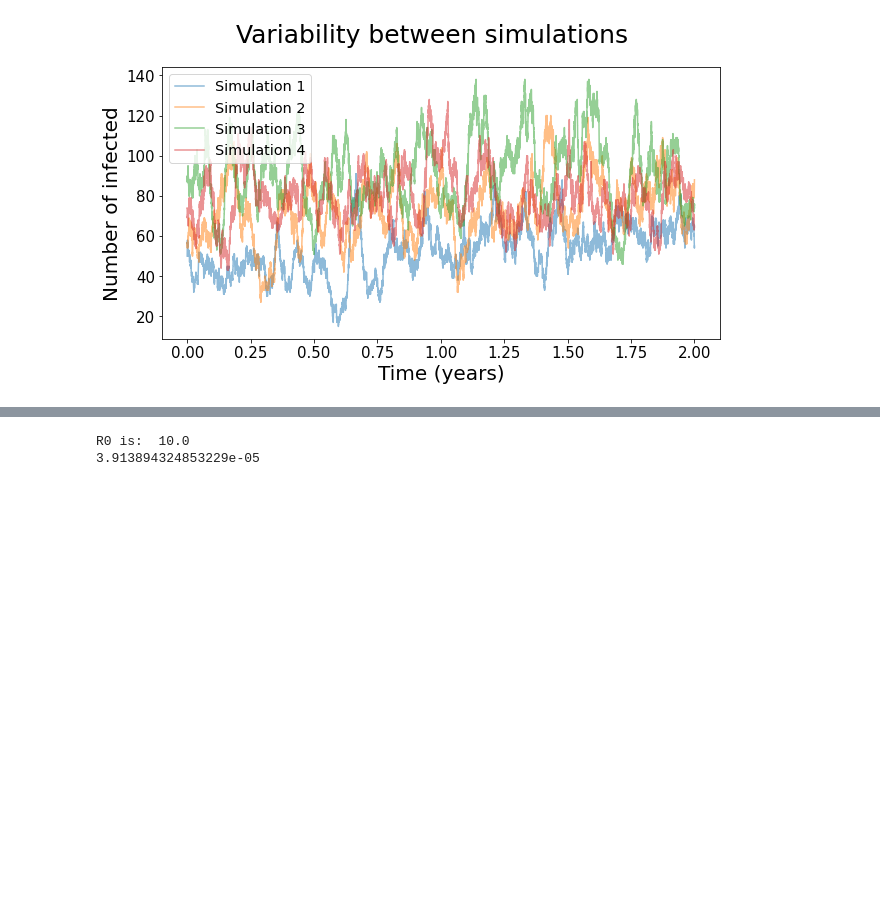
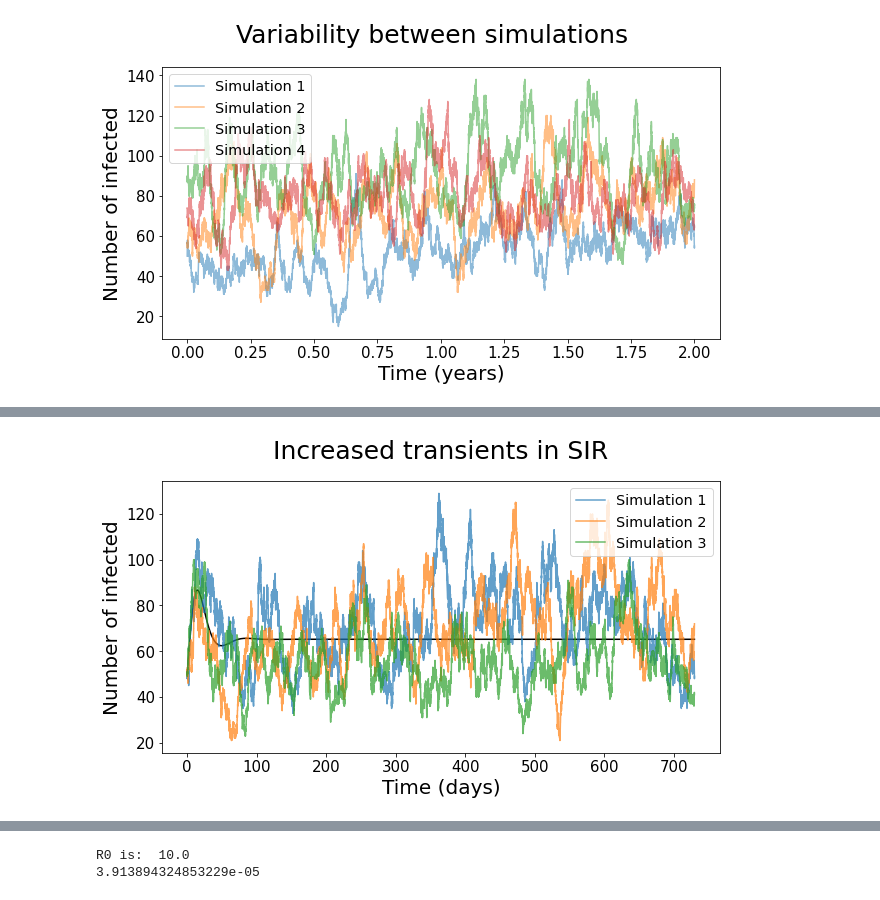
Before and after one commit to Florisdv5/Introcomp_assign2, a Jupyter notebook: Introcomp_assign2.ipynb, the cells around one changed output, grey strips where cells are left out. Saved outputs shown, nothing was run; the diff lists cells and outputs as text; code cells hidden in the pictures; blank space fills up the shorter version.

```diff
--- a/Introcomp_assign2.ipynb
+++ b/Introcomp_assign2.ipynb
@@ -143,0 +183,53 @@ plt.show()
+# %%
+## Increaased transients ##
+
+beta=0.4
+gamma=0.15
+mu=0.0525
+N0=500
+delta = 0.0625*mu*(beta/gamma -1)*math.sqrt(N0)
+ND=MaxTime=2*365.0
+Y0=50
+X0=350
+Z0=N0-X0-Y0
+
+INPUT = np.array((X0,Y0,Z0))
+y = INPUT/N0
+timestep=0.0
+
+[T,S,I,R]=Stoch_Iteration(INPUT)
+tT=np.array(T)[1:,]/365.
+tS=np.array(S)[1:,]
+tI=np.array(I)[1:,]
+tR=np.array(R)[1:,]
+
+def derivation3(y, t, beta, gamma, m, d):
+    S,I,R = y
+    dSdt = m-beta * S * I  - m * S
+    dIdt = beta * S * I  - gamma * I - m * I + d
+    dRdt = gamma * I - m * R
+    return dSdt, dIdt, dRdt
+
+time = np.linspace(0,730,730)
+d = delta / N0
+SIR = odeint(derivation3, y, time, args = (beta, gamma, mu, d))
+Sd,Id,Rd = SIR.T*N0
+
+fig, (ax) = plt.subplots(1, sharex=True, figsize = (10, 5))
+plt.plot(time, Id, color = 'black')
+for i in range(3):
+    INPUT = np.array((X0,Y0,Z0))
+    [T,S,I,R]=Stoch_Iteration(INPUT)
+    tT=np.array(T)[1:,]
+    tI=np.array(I)[1:,]
+    plt.plot(tT, tI, alpha=0.7, label = ('Simulation %s' %(i+1)))
+
+plt.title('Increased transients in SIR', size = 25,y = 1.06)
+plt.xlabel ('Time (days)', size = 20)
+plt.ylabel ('Number of infected', size = 20)
+plt.legend(loc = "upper right", fontsize = "x-large", bbox_to_anchor = (1,1))
+plt.xticks(fontsize= 15)
+plt.yticks(fontsize= 15)
+plt.show()
+# %% [output]
+[figure, added]
```
Also changed, not shown: parts of 3 cells of this notebook.
